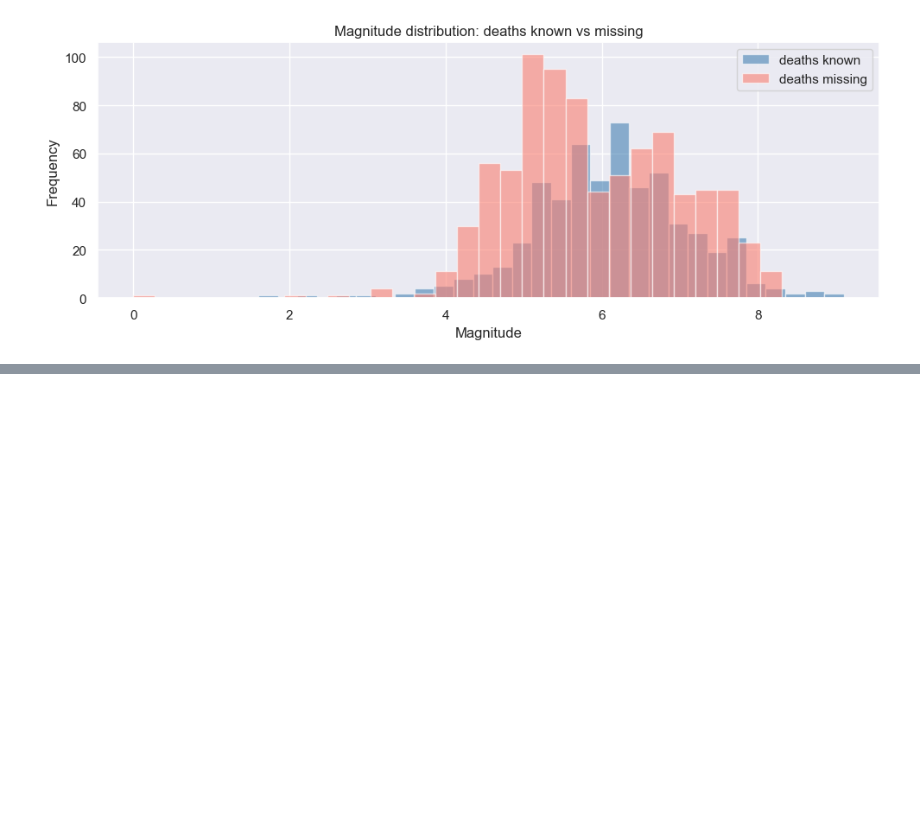
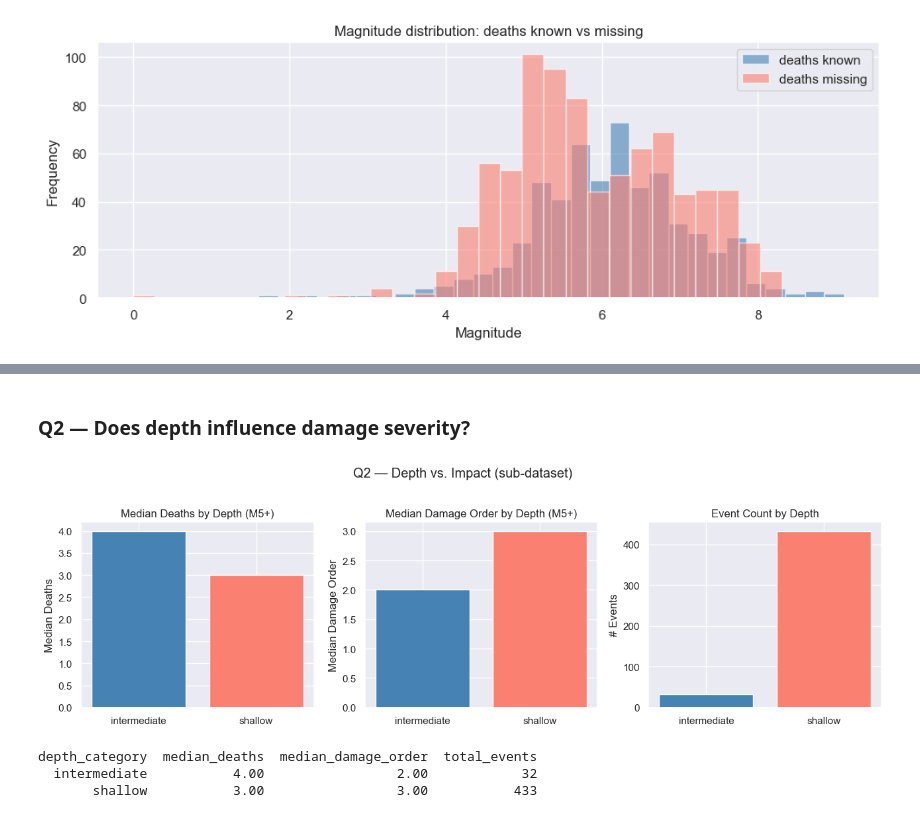
Before and after one commit to amandazweller/Final-project, a Jupyter notebook: explore_cleaned.ipynb, the cells around one changed output, grey strips where cells are left out. Drawn from its saved outputs; the diff is of its cells as text; code cells hidden in the pictures; blank space fills up the shorter version.

```diff
--- a/explore_cleaned.ipynb
+++ b/explore_cleaned.ipynb
@@ -471,0 +617,41 @@ plt.show()
+# %% [markdown]
+### Q2 — Does depth influence damage severity?
+# %%
+q2 = (
+    sub[sub['magnitude'] >= 5]
+    .groupby('depth_category', observed=True)
+    .agg(
+        median_deaths      =('deaths',       'median'),
+        median_damage_order=('damage_order',  'median'),
+        total_events       =('magnitude',     'count'),
+    )
+    .reset_index()
+)
+
+fig, axes = plt.subplots(1, 3, figsize=(13, 4))
+
+colors = {'shallow': 'salmon', 'intermediate': 'steelblue', 'deep': 'mediumseagreen'}
+bar_colors = [colors.get(c, 'grey') for c in q2['depth_category']]
+
+axes[0].bar(q2['depth_category'], q2['median_deaths'], color=bar_colors)
+axes[0].set_title('Median Deaths by Depth (M5+)')
+axes[0].set_ylabel('Median Deaths')
+
+axes[1].bar(q2['depth_category'], q2['median_damage_order'], color=bar_colors)
+axes[1].set_title('Median Damage Order by Depth (M5+)')
+axes[1].set_ylabel('Median Damage Order')
+
+axes[2].bar(q2['depth_category'], q2['total_events'], color=bar_colors)
+axes[2].set_title('Event Count by Depth')
+axes[2].set_ylabel('# Events')
+
+plt.suptitle('Q2 — Depth vs. Impact (sub-dataset)', y=1.02)
+plt.tight_layout()
+plt.show()
+
+print(q2.to_string(index=False))
+# %% [output]
+[figure, added]
+depth_category  median_deaths  median_damage_order  total_events
+  intermediate           4.00                 2.00            32
+       shallow           3.00                 3.00           433
```
Also changed, not shown: parts of 13 cells of this notebook.
